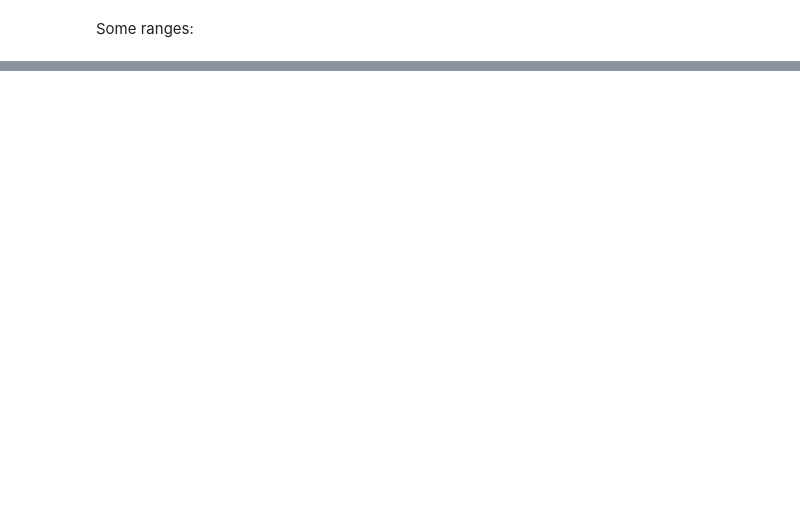
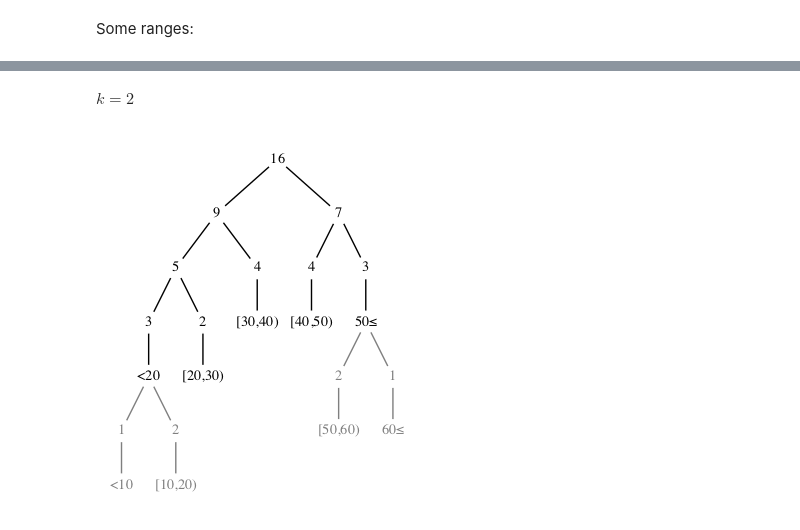
Before and after one commit to oisdk/IHaskell, a Jupyter notebook: notebooks/Privacy.ipynb, the cells around one changed output, grey strips where cells are left out. Cells and saved outputs as stored; diff of their text form; code cells hidden in the pictures; blank space fills up the shorter version.

```diff
--- a/notebooks/Privacy.ipynb
+++ b/notebooks/Privacy.ipynb
@@ -277,0 +267,26 @@ $k = 4$
+# %%
+import           Control.Monad.State
+import qualified Data.Map.Strict     as Map
+import           Data.Foldable      (Foldable(..))
+
+buildAlphHuffman :: (Foldable f, Ord a) => f a -> Tree a
+buildAlphHuffman xs = evalState (go c) (Map.toList (getFrequencies fs))
+  where
+    fs = frequencies xs
+    c = length fs
+    go n = do
+      (x,i) <- gets head
+      if i >= n
+        then do
+          modify tail
+          pure (Leaf i x)
+        else do
+          let m = n `div` 2
+          ls <- go m
+          rs <- go (n - size ls)
+          pure (Node (size ls + size rs) ls rs)
+
+PrivateHuffman 2 (buildAlphHuffman ages)
+# %% [output]
+$k = 2$
+[figure, added]
```
Also changed, not shown: parts of 9 cells of this notebook.
